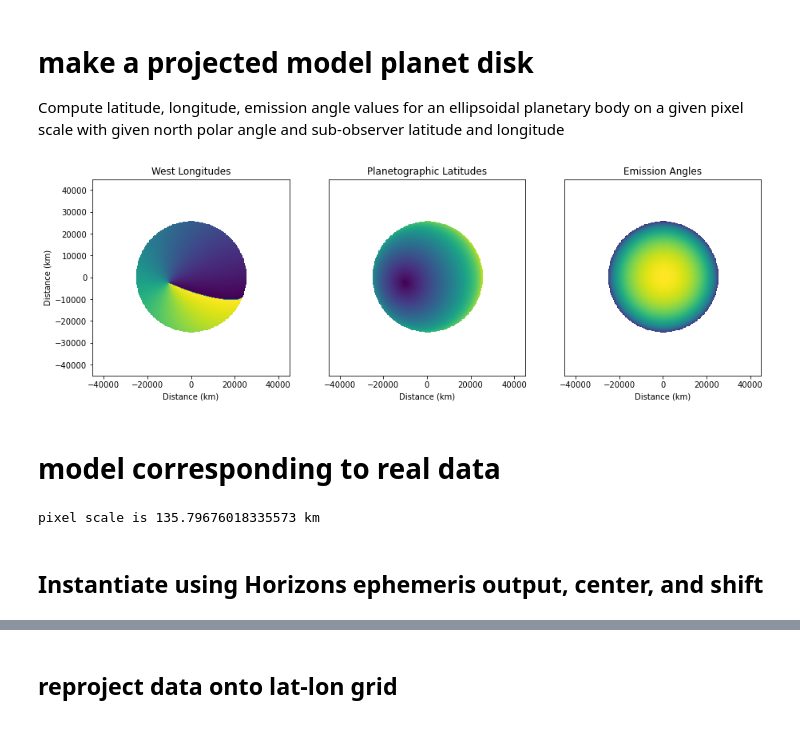
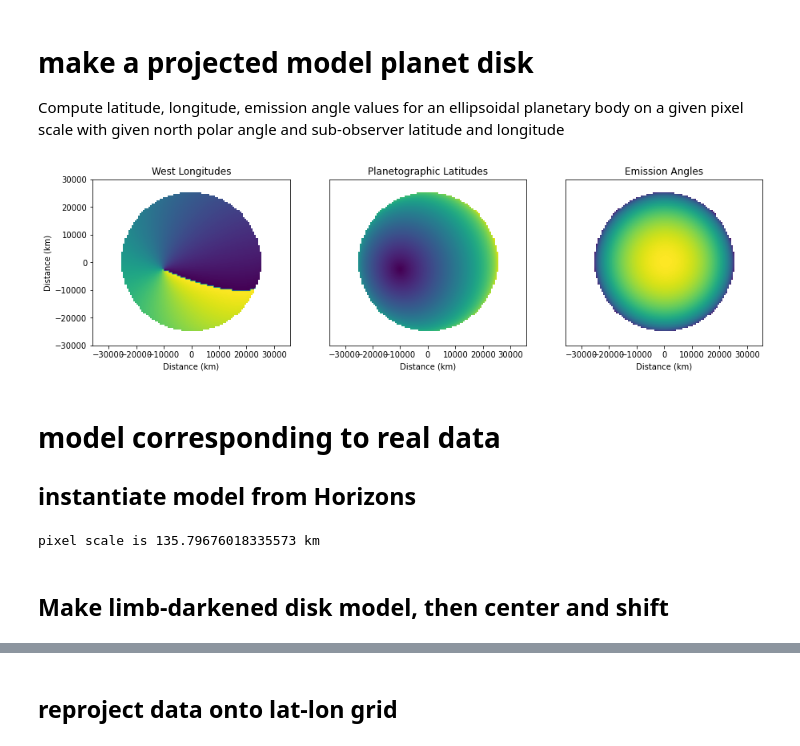
Before and after one commit to emolter/pylanetary, a Jupyter notebook: notebooks/planetnav-tutorial.ipynb, the cells around one changed output, grey strips where cells are left out. Cells and saved outputs as stored; diff of their text form; code cells hidden in the pictures.

Commit message:
tests for planetnav and utils, additional development of planetnav

```diff
--- a/notebooks/planetnav-tutorial.ipynb
+++ b/notebooks/planetnav-tutorial.ipynb
@@ -12,38 +12,46 @@ This tutorial showcases the utilities contained in the planetnav subpackage of p
 
 Compute latitude, longitude, emission angle values for an ellipsoidal planetary body on a given pixel scale with given north polar angle and sub-observer latitude and longitude
 # %%
-shape = (300,300)
+shape = (119,100)
 ob_lon = 37.1 #degrees
 ob_lat = -65 #degrees
-pixscale_km = 300
+pixscale_km = 600
 np_ang = 285 #degrees
 req = 25560 #km
 rpol = 24970 #km
 
 ellipsoid = ModelPlanetEllipsoid(shape, ob_lon, ob_lat, pixscale_km, np_ang, req, rpol)
 
 extent = (-pixscale_km*shape[0]/2, pixscale_km*shape[0]/2, -pixscale_km*shape[1]/2, pixscale_km*shape[1]/2)
 fig, (ax0, ax1, ax2) = plt.subplots(1,3, figsize = (15, 6))
 
 im0 = ax0.imshow(ellipsoid.lon_w, origin = 'lower', extent=extent)
 ax0.set_title('West Longitudes')
 im1 = ax1.imshow(ellipsoid.lat_g, origin = 'lower', extent=extent)
 ax1.set_title('Planetographic Latitudes')
 im2 = ax2.imshow(ellipsoid.mu, origin = 'lower', extent=extent)
 ax2.set_title('Emission Angles')
 
 ax0.set_ylabel('Distance (km)')
 ax1.set_yticks([])
 ax2.set_yticks([])
 
 for ax in [ax0, ax1, ax2]:
     ax.set_xlabel('Distance (km)')
 
 plt.show()
+
+# save these as np arrays for testing suite - delete later
+np.save('/Users/emolter/Python/pylanetary/pylanetary/planetnav/tests/data/lat_g.npy', ellipsoid.lat_g)
+np.save('/Users/emolter/Python/pylanetary/pylanetary/planetnav/tests/data/lon_w.npy', ellipsoid.lon_w)
+np.save('/Users/emolter/Python/pylanetary/pylanetary/planetnav/tests/data/surf_n.npy', ellipsoid.surf_n)
+np.save('/Users/emolter/Python/pylanetary/pylanetary/planetnav/tests/data/mu.npy', ellipsoid.mu)
 # %% [output]
-[figure, old version]
+[figure, new version]
 # %% [markdown]
 # model corresponding to real data
+
+## instantiate model from Horizons
 # %%
 from astropy.io import fits
 from astroquery.jplhorizons import Horizons
@@ -72,5 +88,5 @@ imsize = header['NAXIS1']
 # %% [output]
 pixel scale is 135.79676018335573 km
-# %% [markdown]
-## Instantiate using Horizons ephemeris output, center, and shift
+# %% [markdown]
+## Make limb-darkened disk model, then center and shift
 # %%
```
Also changed, not shown: parts of 4 cells of this notebook, 16 other files.
